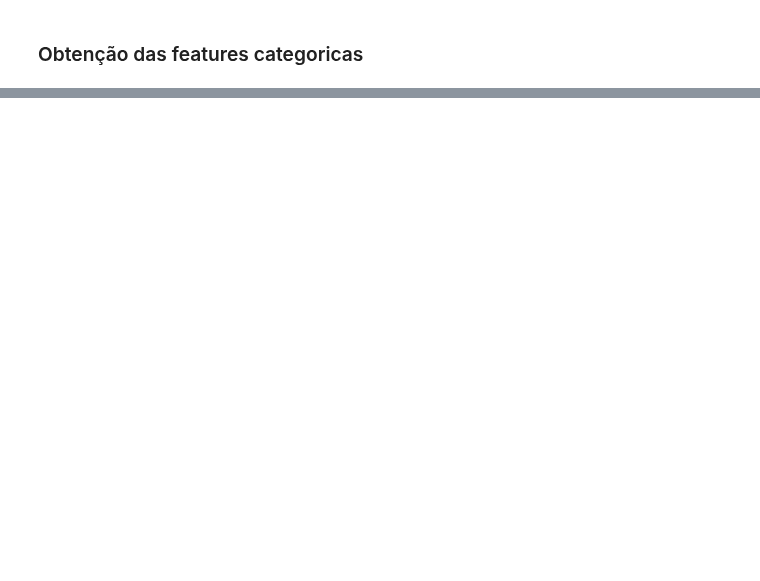
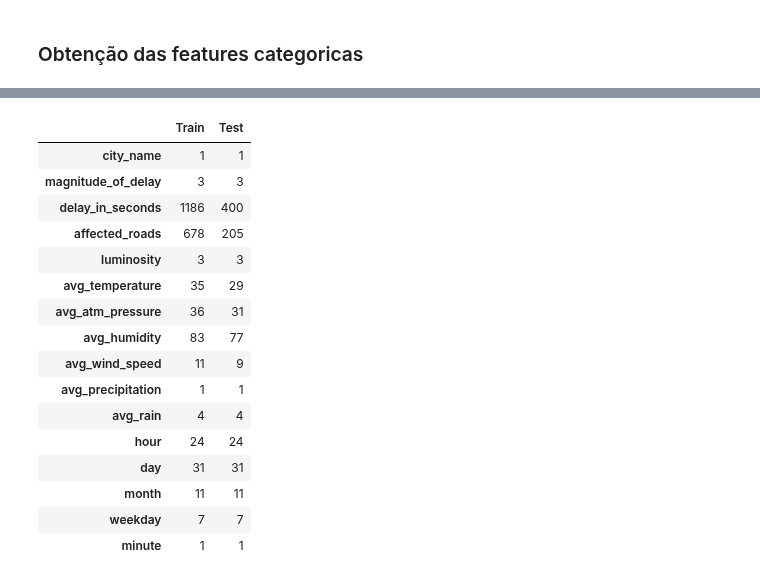
Before and after one commit to gonaloppcc/projetoDAA, a Jupyter notebook: competition/pre_data_analysis.ipynb, the cells around one changed output, grey strips where cells are left out. Cells and saved outputs as stored; diff of their text form; code cells hidden in the pictures; blank space fills up the shorter version.

```diff
--- a/competition/pre_data_analysis.ipynb
+++ b/competition/pre_data_analysis.ipynb
@@ -207,0 +424,30 @@ test_df[test_df.duplicated()]
+# %%
+train_df = train_df.drop('incidents', axis=1)
+test_df = convert_record_date(test_df)
+
+train_unique = train_df.nunique()
+test_unique = test_df.nunique()
+unique_df = pd.DataFrame(columns=['Train', 'Test'])
+
+unique_df['Train'] = train_unique
+unique_df['Test'] = test_unique
+
+unique_df
+# %% [output]
+|  | Train | Test |
+| city_name | 1 | 1 |
+| magnitude_of_delay | 3 | 3 |
+| delay_in_seconds | 1186 | 400 |
+| affected_roads | 678 | 205 |
+| luminosity | 3 | 3 |
+| avg_temperature | 35 | 29 |
+| avg_atm_pressure | 36 | 31 |
+| avg_humidity | 83 | 77 |
+| avg_wind_speed | 11 | 9 |
+| avg_precipitation | 1 | 1 |
+| avg_rain | 4 | 4 |
+| hour | 24 | 24 |
+| day | 31 | 31 |
+| month | 11 | 11 |
+| weekday | 7 | 7 |
+| minute | 1 | 1 |
```
Also changed, not shown: parts of 22 cells of this notebook, 9 other files.
